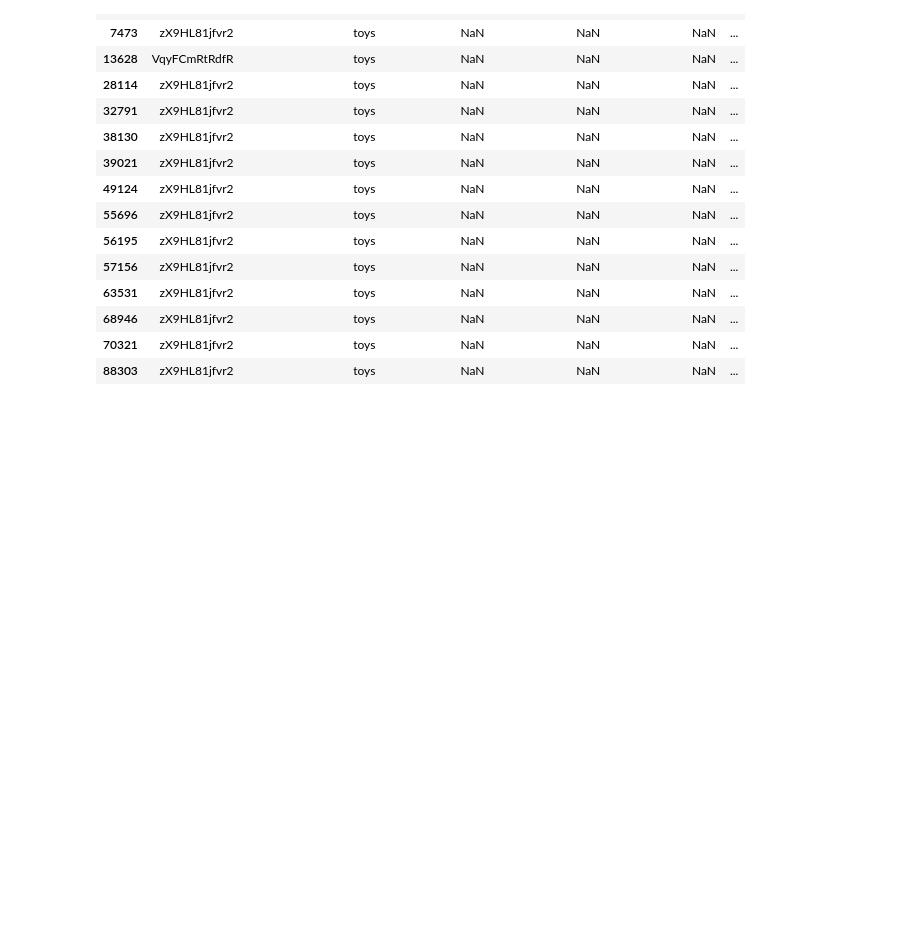
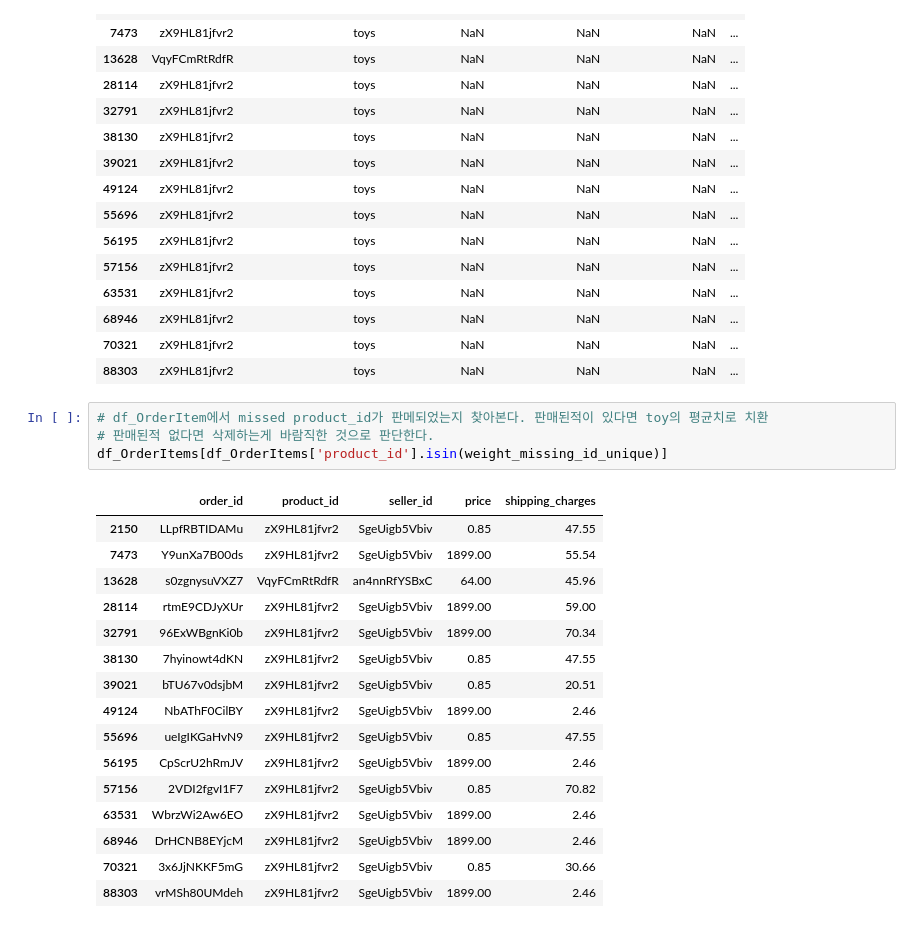
Before and after one commit to nasnah-hansan/Pandas, a Jupyter notebook: Pandas_practice_0.ipynb, the cells around one changed output. Saved outputs shown, nothing was run; the diff lists cells and outputs as text; blank space fills up the shorter version.

```diff
--- a/Pandas_practice_0.ipynb
+++ b/Pandas_practice_0.ipynb
@@ -213,3 +213,24 @@ df_Products[df_Products['product_id'].isin(weight_missing_id_unique)]
 | 68946 | zX9HL81jfvr2 | toys | NaN | NaN | NaN | ... |
 | 70321 | zX9HL81jfvr2 | toys | NaN | NaN | NaN | ... |
 | 88303 | zX9HL81jfvr2 | toys | NaN | NaN | NaN | ... |
+# %%
+# df_OrderItem에서 missed product_id가 판메되었는지 찾아본다. 판매된적이 있다면 toy의 평균치로 치환
+# 판매된적 없다면 삭제하는게 바람직한 것으로 판단한다.
+df_OrderItems[df_OrderItems['product_id'].isin(weight_missing_id_unique)]
+# %% [output]
+|  | order_id | product_id | seller_id | price | shipping_charges |
+| 2150 | LLpfRBTIDAMu | zX9HL81jfvr2 | SgeUigb5Vbiv | 0.85 | 47.55 |
+| 7473 | Y9unXa7B00ds | zX9HL81jfvr2 | SgeUigb5Vbiv | 1899.00 | 55.54 |
+| 13628 | s0zgnysuVXZ7 | VqyFCmRtRdfR | an4nnRfYSBxC | 64.00 | 45.96 |
+| 28114 | rtmE9CDJyXUr | zX9HL81jfvr2 | SgeUigb5Vbiv | 1899.00 | 59.00 |
+| 32791 | 96ExWBgnKi0b | zX9HL81jfvr2 | SgeUigb5Vbiv | 1899.00 | 70.34 |
+| 38130 | 7hyinowt4dKN | zX9HL81jfvr2 | SgeUigb5Vbiv | 0.85 | 47.55 |
+| 39021 | bTU67v0dsjbM | zX9HL81jfvr2 | SgeUigb5Vbiv | 0.85 | 20.51 |
+| 49124 | NbAThF0CilBY | zX9HL81jfvr2 | SgeUigb5Vbiv | 1899.00 | 2.46 |
+| 55696 | ueIgIKGaHvN9 | zX9HL81jfvr2 | SgeUigb5Vbiv | 0.85 | 47.55 |
+| 56195 | CpScrU2hRmJV | zX9HL81jfvr2 | SgeUigb5Vbiv | 1899.00 | 2.46 |
+| 57156 | 2VDI2fgvI1F7 | zX9HL81jfvr2 | SgeUigb5Vbiv | 0.85 | 70.82 |
+| 63531 | WbrzWi2Aw6EO | zX9HL81jfvr2 | SgeUigb5Vbiv | 1899.00 | 2.46 |
+| 68946 | DrHCNB8EYjcM | zX9HL81jfvr2 | SgeUigb5Vbiv | 1899.00 | 2.46 |
+| 70321 | 3x6JjNKKF5mG | zX9HL81jfvr2 | SgeUigb5Vbiv | 0.85 | 30.66 |
+| 88303 | vrMSh80UMdeh | zX9HL81jfvr2 | SgeUigb5Vbiv | 1899.00 | 2.46 |
```
Also changed, not shown: parts of 1 cell of this notebook.
